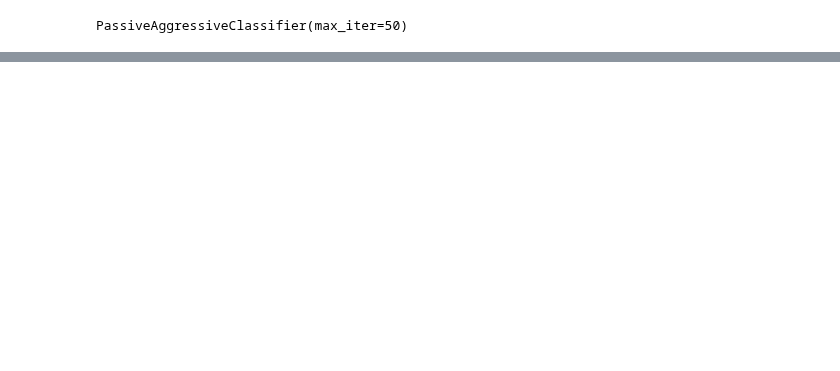
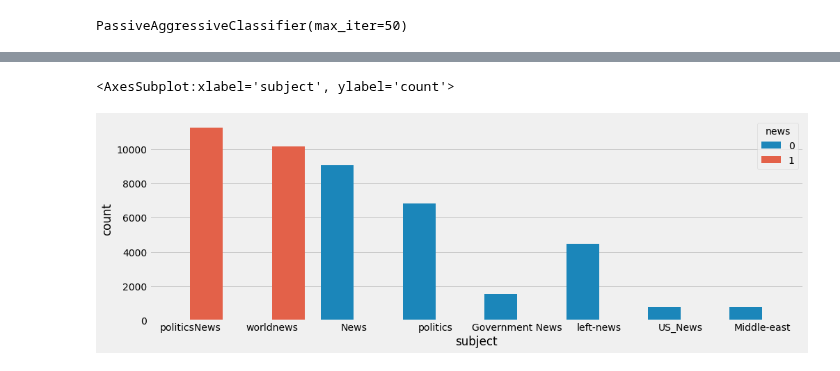
Before and after one commit to vishwan454/fakenews_prediction, a Jupyter notebook: fake_news_detection.ipynb, the cells around one changed output, grey strips where cells are left out. Cells and saved outputs as stored; diff of their text form; code cells hidden in the pictures; blank space fills up the shorter version.

```diff
--- a/fake_news_detection.ipynb
+++ b/fake_news_detection.ipynb
@@ -103,0 +119,6 @@ plt.ylabel("accuracy of model")
+# %%
+print(a)
+true_news["news"] = 1
+fake_news["news"] = 0
+news1 = pd.concat((true_news, fake_news))
+news1.head()
@@ -103,0 +133,7 @@ plt.ylabel("accuracy of model")
+# %%
+plt.style.use("fivethirtyeight")
+plt.figure(figsize=(15,5))
+sns.countplot(x="subject", data=news1, hue="news")
+# %% [output]
+<AxesSubplot:xlabel='subject', ylabel='count'>
+[figure, added]
```
Also changed, not shown: parts of 11 cells of this notebook.
